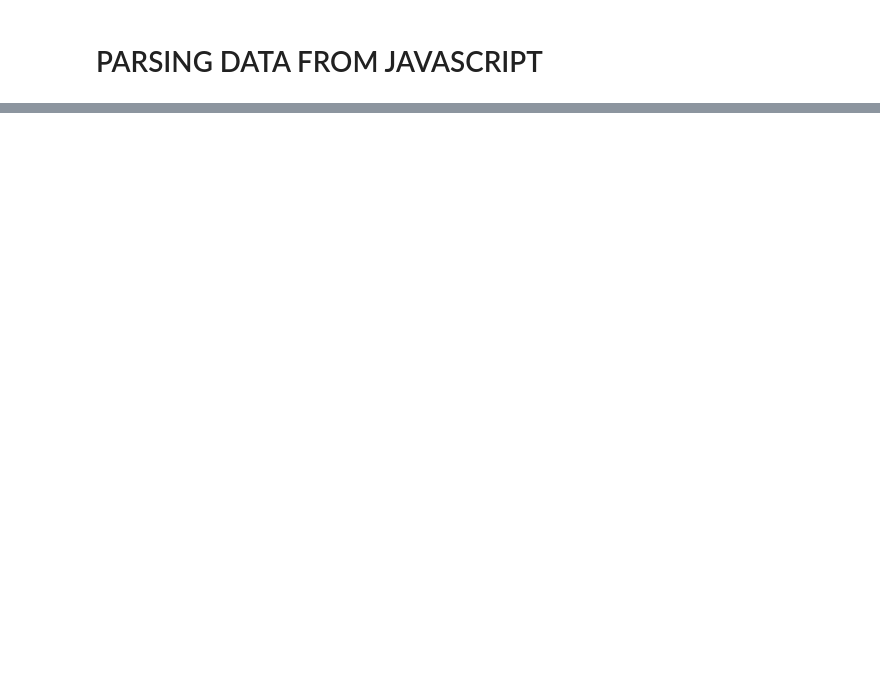
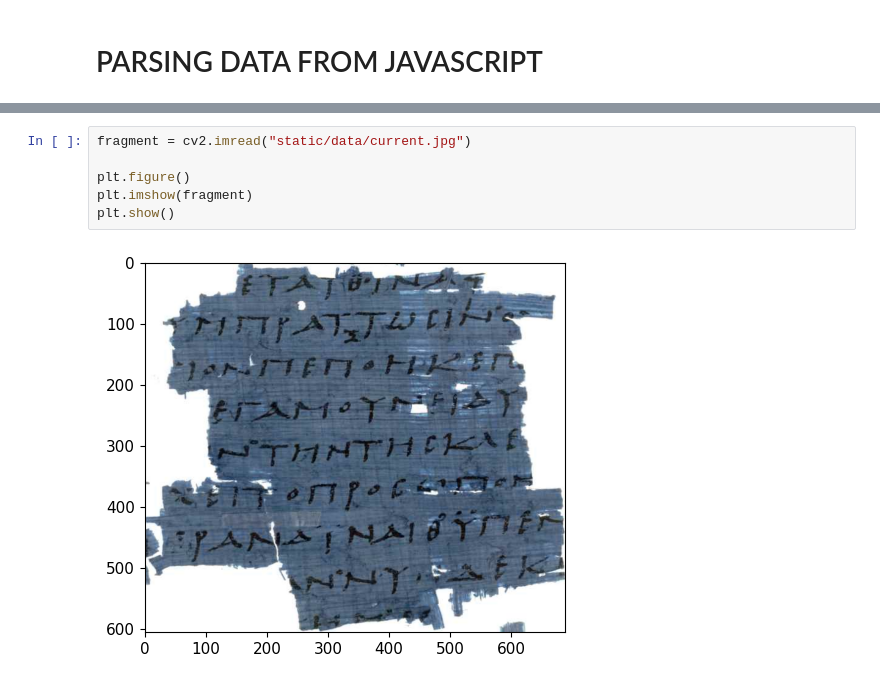
Before and after one commit to mis2n/Transkrybe, a Jupyter notebook: lineseg sandbox.ipynb, the cells around one changed output, grey strips where cells are left out. Saved outputs shown, nothing was run; the diff lists cells and outputs as text; blank space fills up the shorter version.

```diff
--- a/lineseg sandbox.ipynb
+++ b/lineseg sandbox.ipynb
@@ -676,0 +674,8 @@ df5
+# %%
+fragment = cv2.imread("static/data/current.jpg")
+
+plt.figure()
+plt.imshow(fragment)
+plt.show()
+# %% [output]
+[figure, added]
```
Also changed, not shown: parts of 7 cells of this notebook, 1 other file.
